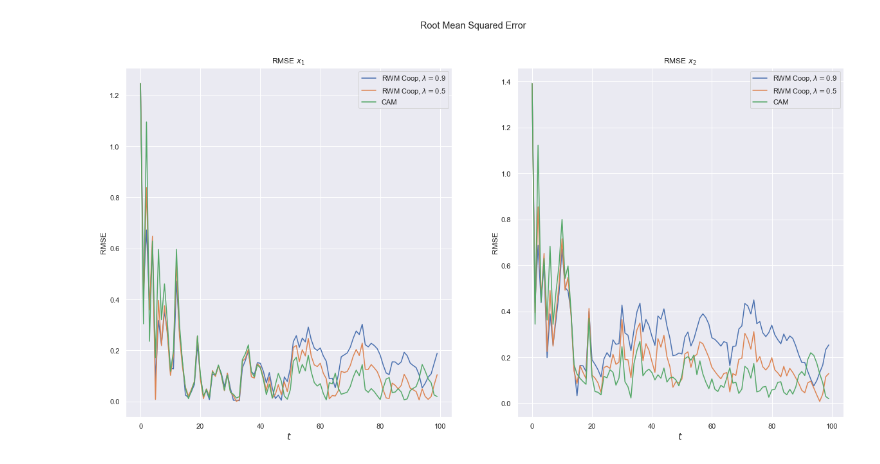
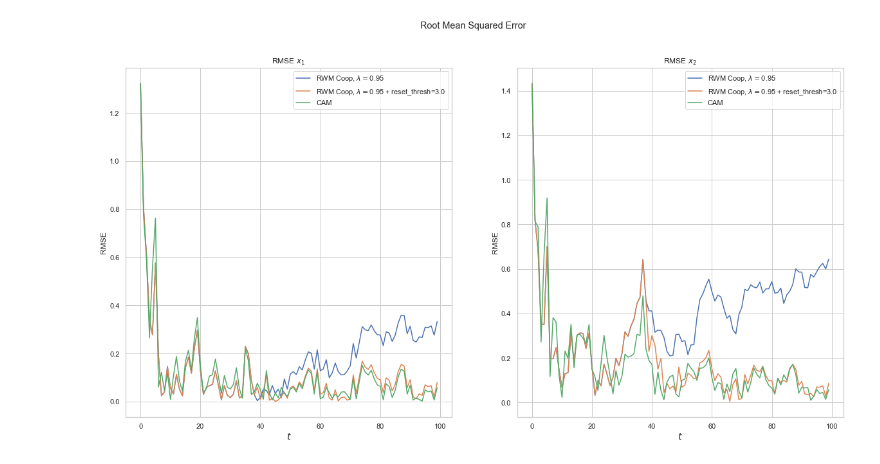
Before and after one commit to maiquang/maithanh-thesis-src, a Jupyter notebook: maithanh_kf3.ipynb, the cells around one changed output. Saved outputs shown, nothing was run; the diff lists cells and outputs as text; code cells hidden in the pictures.

```diff
--- a/maithanh_kf3.ipynb
+++ b/maithanh_kf3.ipynb
@@ -10,18 +10,20 @@ import seaborn as sns
 from matplotlib import pyplot as plt
 
 sns.set()
+sns.set_style("whitegrid")
 # %%
 %load_ext autoreload
 %autoreload 2
 # %%
+RANDOM_SEED = None
 ndat = 100
-q = 9.5e-5  # Process noise intensity
-r = 1.3  # Observation noise std
-c_rwm = 17  # RWM Process Noise Multiplicative constant
-expf_hi = 0.5
-expf_lo = 0.9
+q = 9.5e-5          # Process noise intensity
+r = 1.3             # Observation noise std
+c_rwm = 10          # RWM process noise multiplicative constant
+expf = 0.95         # Exponential forgetting param
+reset_thresh = 3.0  # Filter reset threshold (Euclidean distance from centroid)
 init_state = np.zeros(6)
 
 # Trajectory simulator initialization
 cam = CAModel(q, r)
-traj = Trajectory(cam, ndat, init_state)
+traj = Trajectory(cam, ndat, init_state, random_seed=RANDOM_SEED)
@@ -73,9 +75,9 @@ kf_cvm.add_nbhs(kf_rwm_coop, kf_cam)
 kf_cam.add_nbhs(kf_rwm_coop, kf_cvm)
 # %%
 for yt in traj.observations:
-    kf_rwm.predict(lambda_expf=expf_lo)
-    kf_rwm_coop.predict(lambda_expf=expf_lo)
-    kf_rwm_coop2.predict(lambda_expf=expf_hi)
+    kf_rwm.predict(lambda_expf=expf)
+    kf_rwm_coop.predict(lambda_expf=expf)
+    kf_rwm_coop2.predict(lambda_expf=expf)
     kf_cvm.predict()
     kf_cam.predict()
 
@@ -85,8 +87,8 @@ for yt in traj.observations:
     kf_cvm.update(yt)
     kf_cam.update(yt, log=True)
 
-    kf_rwm_coop.get_nbh_estimates()
-    kf_rwm_coop2.get_nbh_estimates()
+    kf_rwm_coop.get_nbh_estimates(reset_thresh=None)
+    kf_rwm_coop2.get_nbh_estimates(reset_thresh=reset_thresh)
     kf_cvm.get_nbh_estimates()
 #     kf_cam.get_nbh_estimates()
 
@@ -152,29 +154,29 @@ rmse_cam = rmse(traj.X[:, :2], hist_cam[:, :2], ndat)
 # %%
 plt.figure(figsize=(20, 10))
 plt.suptitle("Root Mean Squared Error")
 
 plt.subplot(1, 2, 1)
 plt.title("RMSE $x_1$ ")
 # plt.plot(rmse_rwm[:, 0], label="RWM")
-plt.plot(rmse_rwm_coop[:, 0], label=f"RWM Coop, $\lambda=${expf_lo}")
-plt.plot(rmse_rwm_coop2[:, 0], label=f"RWM Coop, $\lambda=${expf_hi}")
+plt.plot(rmse_rwm_coop[:, 0], label=f"RWM Coop, $\lambda=${expf}")
+plt.plot(rmse_rwm_coop2[:, 0], label=f"RWM Coop, $\lambda=${expf} + reset_thresh={reset_thresh}")
 # plt.plot(rmse_cvm[:, 0], label="CVM")
 plt.plot(rmse_cam[:, 0], label="CAM")
 plt.xlabel("$t$", fontsize="large")
 plt.ylabel("RMSE")
 plt.legend()
 
 plt.subplot(1, 2, 2)
 plt.title("RMSE $x_2$ ")
 # plt.plot(rmse_rwm[:, 1], label="RWM")
-plt.plot(rmse_rwm_coop[:, 1], label=f"RWM Coop, $\lambda=${expf_lo}")
-plt.plot(rmse_rwm_coop2[:, 1], label=f"RWM Coop, $\lambda=${expf_hi}")
+plt.plot(rmse_rwm_coop[:, 1], label=f"RWM Coop, $\lambda=${expf}")
+plt.plot(rmse_rwm_coop2[:, 1], label=f"RWM Coop, $\lambda=${expf} + reset_thresh={reset_thresh}")
 # plt.plot(rmse_cvm[:, 1], label="CVM")
 plt.plot(rmse_cam[:, 1], label="CAM")
 plt.xlabel("$t$", fontsize="large")
 plt.ylabel("RMSE")
 plt.legend()
 
 plt.show()
 # %% [output]
-[figure, old version]
+[figure, new version]
```
Also changed, not shown: parts of 5 cells of this notebook, 1 other file.
